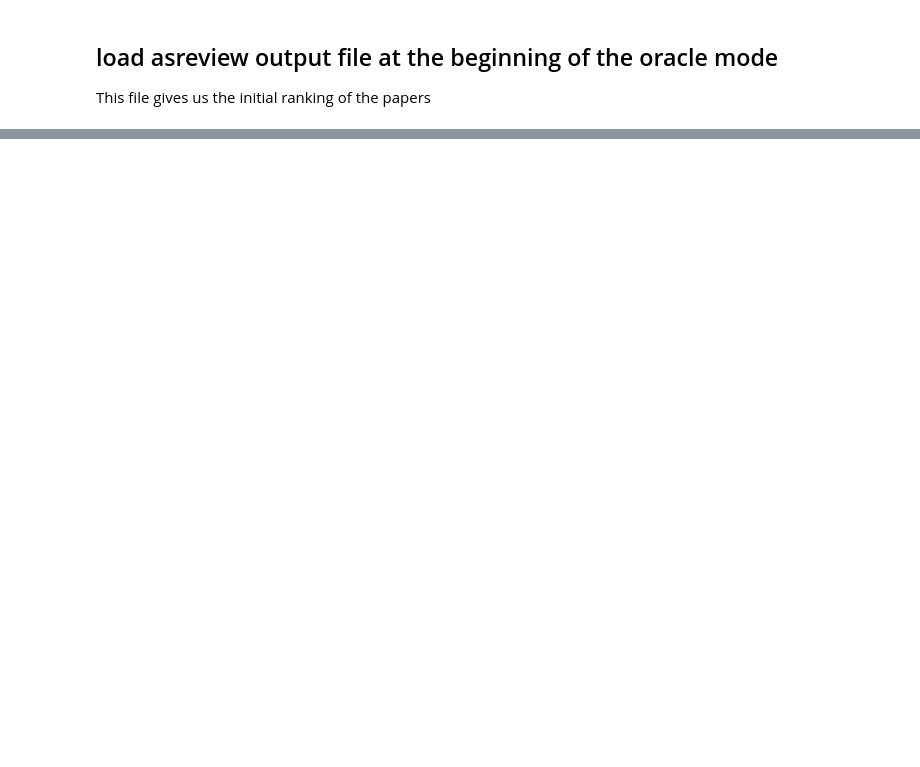
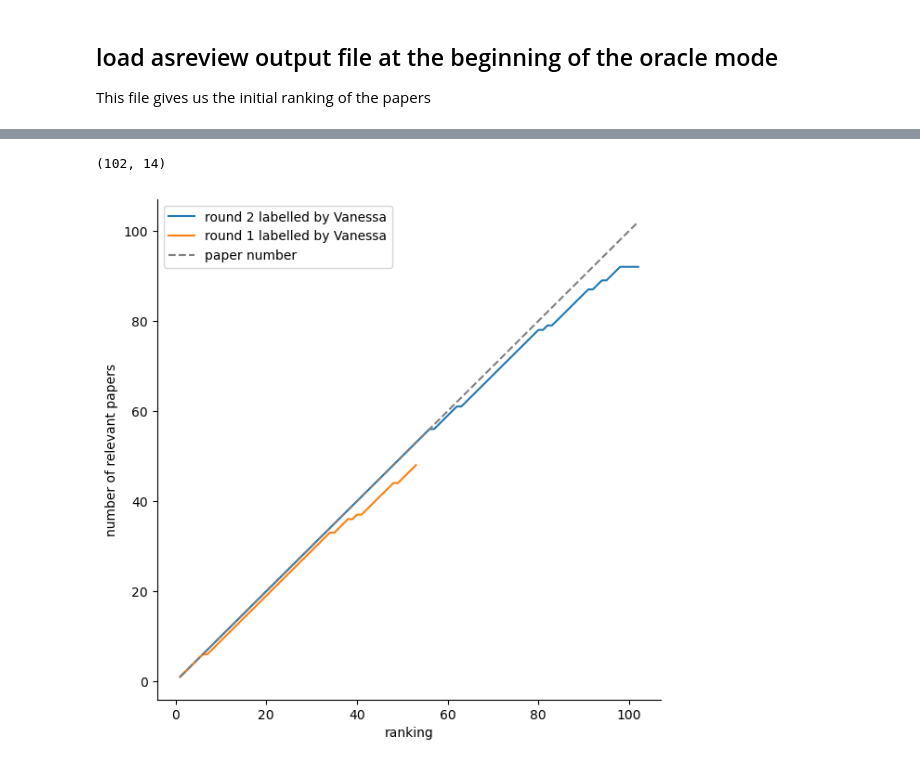
Before and after one commit to MINE-DD/MINE-DD, a Jupyter notebook: notebooks/knee_method.ipynb, the cells around one changed output, grey strips where cells are left out. Cells and saved outputs as stored; diff of their text form; code cells hidden in the pictures; blank space fills up the shorter version.

```diff
--- a/notebooks/knee_method.ipynb
+++ b/notebooks/knee_method.ipynb
@@ -225,0 +497,4 @@ No stopping criterion found
+# %%
+seen_r2 = round2[round2['already_seen'] == 1]
+# %%
+seen_r2 = seen_r2.sort_values(by=['ranking_round2'], ascending=True)
@@ -225,0 +510,6 @@ No stopping criterion found
+# %%
+# how many relevant papers we got?
+seen_r2['n_relevant'] = seen_r2['Included'].cumsum()
+# %%
+# order ranking
+seen_r2['n_paper'] = np.arange(len(seen_r2))+1
@@ -225,0 +525,16 @@ No stopping criterion found
+# %%
+seen_r2.shape
+# %% [output]
+(102, 14)
+# %%
+plt.figure(figsize=(7,7))
+plt.plot(seen_r2['n_paper'], seen_r2['n_relevant'], label='round 2 labelled by Vanessa')
+plt.plot(round1_sub['ranking'], round1_sub['n_relevant'], label='round 1 labelled by Vanessa')
+plt.plot(seen_r2['n_paper'], seen_r2['n_paper'], label='paper number', c='gray', linestyle='--')
+plt.ylabel('number of relevant papers')
+plt.xlabel('ranking')
+plt.legend()
+sns.despine()
+plt.show()
+# %% [output]
+[figure, added]
```
Also changed, not shown: parts of 122 cells of this notebook, 3 other files.
